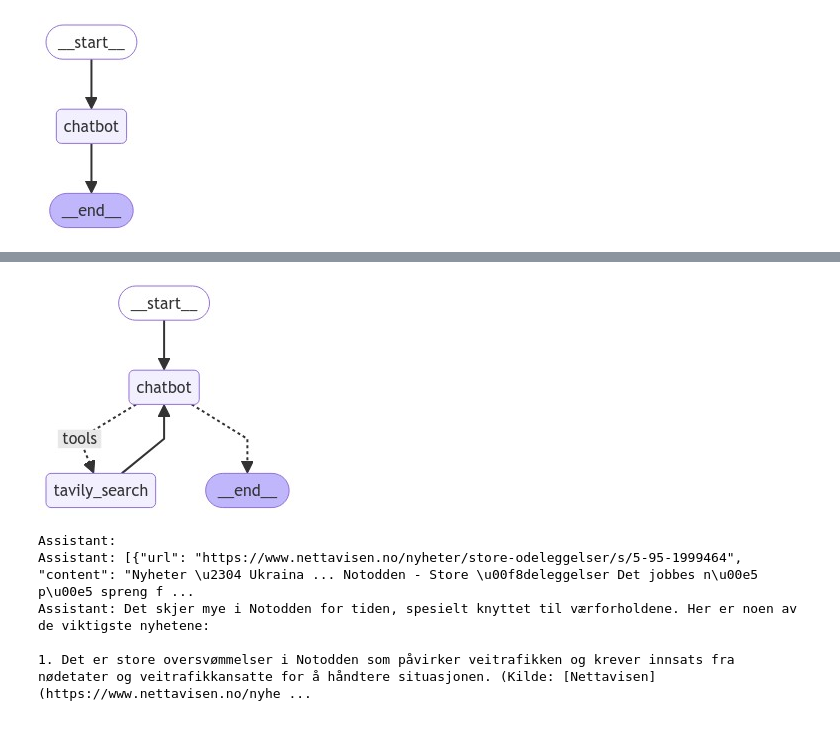
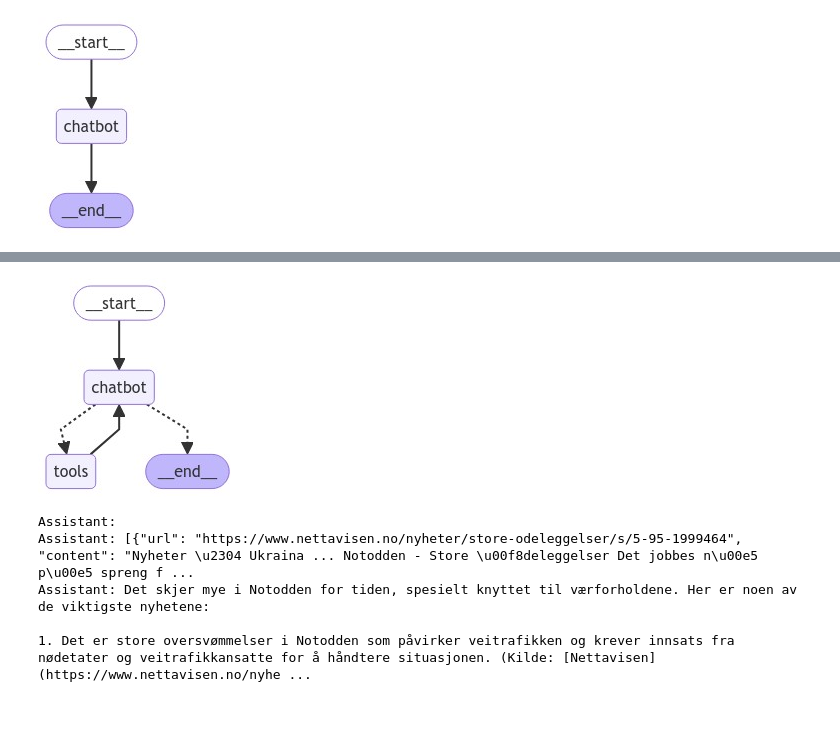
Before and after one commit to ASTAR-INDUSTRIES/cogito-agent-workshop, a Jupyter notebook: LangGraph_Workbook.ipynb, the cells around one changed output, grey strips where cells are left out. Drawn from its saved outputs; the diff is of its cells as text; code cells hidden in the pictures.

```diff
--- a/LangGraph_Workbook.ipynb
+++ b/LangGraph_Workbook.ipynb
@@ -111,31 +140,27 @@ def chatbot(state: GraphState):
 # %%
 from langgraph.prebuilt import ToolNode, tools_condition
 
 workflow = StateGraph(GraphState)
 
 # Adding nodes to the workflow
 workflow.add_node("chatbot", chatbot)
-workflow.add_node("tavily_search", ToolNode(tools))
+workflow.add_node("tools", ToolNode(tools))
 
 # Defining edges between nodes
 workflow.add_edge(START, "chatbot")
-workflow.add_edge("tavily_search", "chatbot")
+workflow.add_edge("tools", "chatbot")
 
 # Defining conditional edges
 workflow.add_conditional_edges(
     "chatbot",
-    tools_condition,
-    {
-        "tools": "tavily_search",
-        END: END,
-    }
+    tools_condition
 )
 
 graph = workflow.compile()
 
 display(Image(graph.get_graph().draw_mermaid_png()))
 # %% [output]
-[figure, old version]
+[figure, new version]
 # %%
 from langchain_core.messages import BaseMessage
 
```
Also changed, not shown: parts of 16 cells of this notebook.
